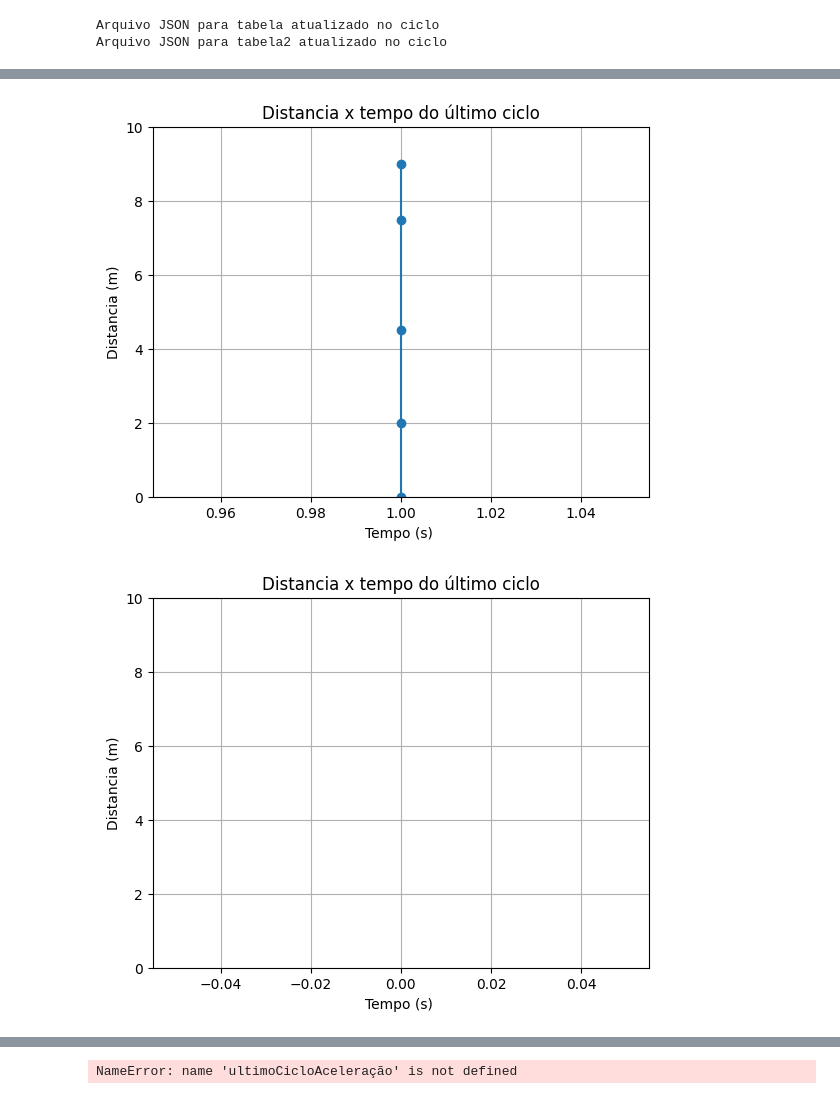
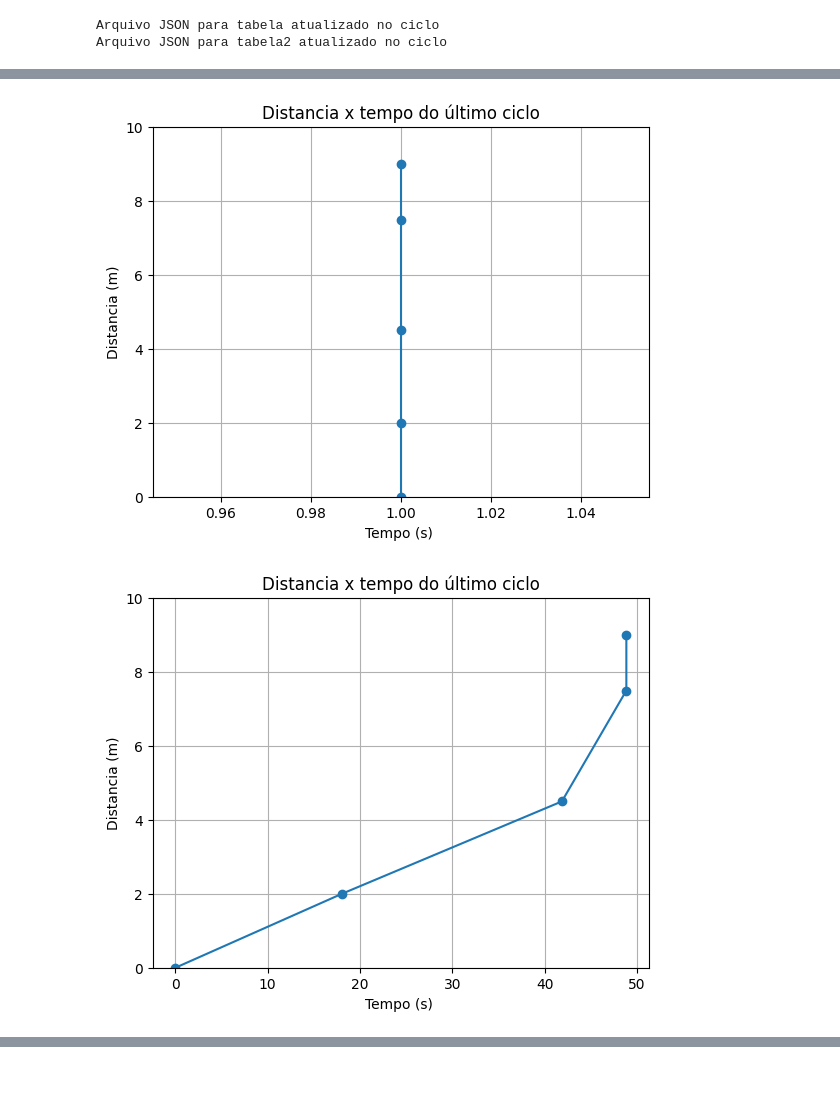
Before and after one commit to 55Hian/Projeto-integrador-4-semestre, a Jupyter notebook: console.ipynb, the cells around one changed output, grey strips where cells are left out. Drawn from its saved outputs; the diff is of its cells as text; code cells hidden in the pictures.

```diff
--- a/console.ipynb
+++ b/console.ipynb
@@ -108,7 +108,7 @@ for x in range(sistema):
     plt.show()
 
     # Criando um gráfico de linha para Aceleração x Tempo do último ciclo da pista 1
-    plt.plot(ultimoCicloTempo, ultimoCicloAceleração, marker='o', linestyle='-')
+    plt.plot(ultimoCicloTempo, ultimoCicloAceleracao, marker='o', linestyle='-')
     plt.ylim(0,10)
     plt.title("Aceleração x tempo do último ciclo")
     plt.xlabel("Tempo (s)")
@@ -118,7 +118,7 @@ for x in range(sistema):
     plt.show()
 
     # Criando um gráfico de linha para Aceleração x Tempo do último ciclo da pista 2
-    plt.plot(ultimoCicloTempo2, ultimoCicloAceleração2, marker='o', linestyle='-')
+    plt.plot(ultimoCicloTempo2, ultimoCicloAceleracao2, marker='o', linestyle='-')
     plt.ylim(0,10)
     plt.title("Aceleração x tempo do último ciclo")
     plt.xlabel("Tempo (s)")
@@ -137,3 +136,3 @@ Arquivo JSON para tabela2 atualizado no ciclo
 [figure]
-[figure, old version]
+[figure, new version]
 [figure]
@@ -141 +139,0 @@ Arquivo JSON para tabela2 atualizado no ciclo
-NameError: name 'ultimoCicloAceleração' is not defined
```
Also changed, not shown: parts of 1 cell of this notebook, 7 other files.
